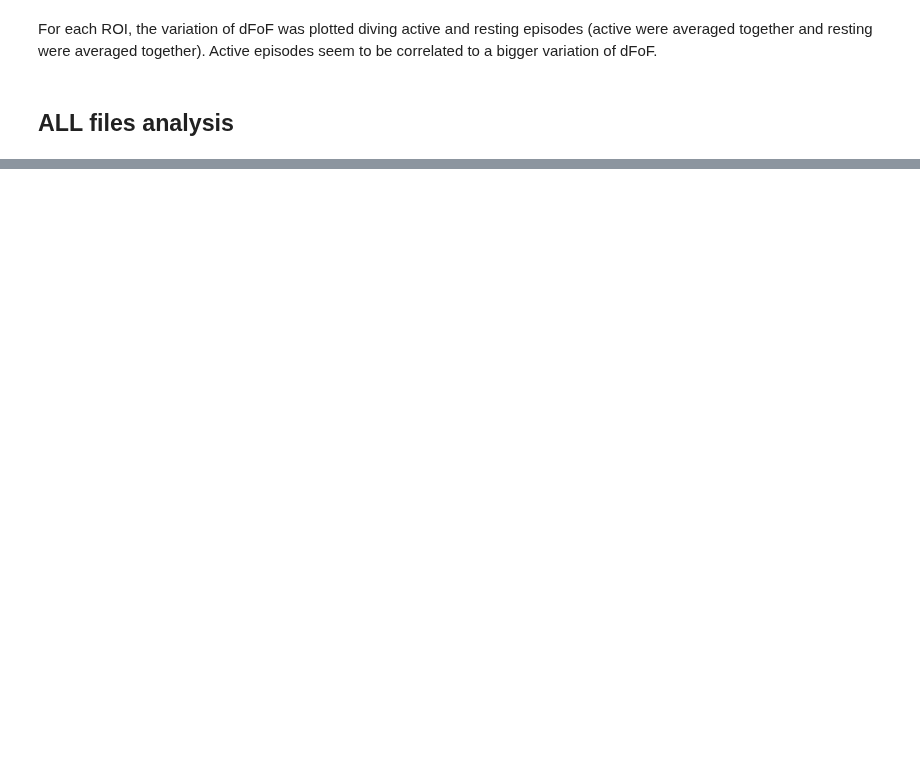
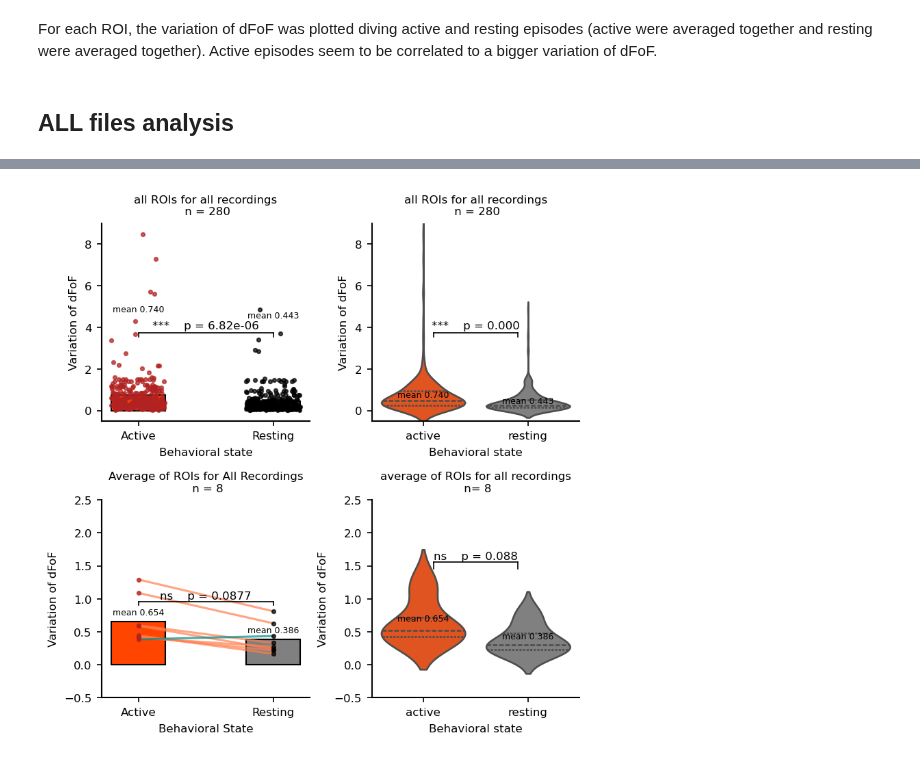
Before and after one commit to LauraGonzalez2000/physion, a Jupyter notebook: notebooks/personalized/variation_dFoF.ipynb, the cells around one changed output, grey strips where cells are left out. Drawn from its saved outputs; the diff is of its cells as text; code cells hidden in the pictures; blank space fills up the shorter version.

```diff
--- a/notebooks/personalized/variation_dFoF.ipynb
+++ b/notebooks/personalized/variation_dFoF.ipynb
@@ -25,7 +49,7 @@ inspecting the folder "C:\Users\laura.gonzalez\DATA\In_Vivo_experiments\my_exper
 # %%
 def get_stats(all_diffs_act, all_diffs_rest):
 
-    t_stats, p_val = stats_func.ttest_ind(all_diffs_act, all_diffs_rest)
+    t_stats, p_val = stats_func.ttest_ind(all_diffs_act, all_diffs_rest, nan_policy='omit')
     significance = 'ns'
     if p_val==np.nan or p_val>0.05:
         significance = 'ns'  # Default is "not significant"
@@ -364,0 +195,16 @@ for index in range(len(SESSIONS['files'])):
+# %%
+episodes_ = []
+
+for index in range(len(SESSIONS['files'])):
+    filename = SESSIONS['files'][index]
+    data = Data(filename,
+                verbose=False)
+    data.build_dFoF(verbose=False)
+    data.build_running_speed()
+
+    episodes = EpisodeData(data,
+                       quantities=['dFoF', 'Pupil', 'Running-Speed'],
+                       protocol_name=data.protocols,
+                       prestim_duration=0,  ##important !!
+                       verbose=False)
+    episodes_.append(episodes)
@@ -373,7 +256,7 @@ fig.subplots_adjust(hspace=0.4, wspace=0.3)
 #barplot all rois for all recordings
 bar_width = 0.4
 x = np.arange(2)
-means = [np.mean(all_diffs_act), np.mean(all_diffs_rest)]
+means = [np.nanmean(all_diffs_act), np.nanmean(all_diffs_rest)]
 AX[0][0].bar(x, means, width=bar_width, color=['orangered', 'grey'], edgecolor='black')
 jitter_strength = 0.2  # Adjust for more/less jitter
 x_act = np.full_like(all_diffs_act, x[0])
@@ -391,16 +274,12 @@ t_stats, p_val, significance = get_stats(all_diffs_act, all_diffs_rest)
 AX[0][0].plot([x[0], x[1]], [np.max([means[0], means[1]]) + 3] * 2, color='black', lw=0.8)  # Line above bars
 AX[0][0].plot([x[0], x[0]], [np.max([means[0], means[1]]) + 2.8, np.max([means[0], means[1]]) + 3] , color='black', lw=0.8)
 AX[0][0].plot([x[1], x[1]], [np.max([means[0], means[1]]) + 2.8, np.max([means[0], means[1]]) + 3] , color='black', lw=0.8)
-AX[0][0].text(np.mean(x), np.max([means[0], means[1]]) + 3.1, f"{significance}    p = {p_val:.2}", ha='center', va='bottom', fontsize=8)
-
-
-# Calculate mean values for labels
-means_ = df_melted.groupby("Behavioral state")["Variation of dFoF"].mean()
+AX[0][0].text(np.mean(x), np.max([means[0], means[1]]) + 3.1, f"{significance}    p = {p_val:.3}", ha='center', va='bottom', fontsize=8)
+AX[0][0].set_ylim([-0.5,9])
 
 # Annotate each bar with its mean value
-for i, mean in enumerate(means_):
-    print(mean)
-    AX[0][0].text(i, mean + 4, f'mean {mean:.3f}', ha='center', fontsize=6)
+for i in range(2):
+    AX[0][0].text(i, means[i] + 4, f'mean {means[i]:.3f}', ha='center', fontsize=6)
 
 
 #############################################################################################################
@@ -417,7 +296,7 @@ AX[0][1].plot([x[0]+0.1, x[0]+0.1], [np.max([means[0], means[1]]) + 2.8, np.max(
 AX[0][1].plot([x[1]-0.1, x[1]-0.1], [np.max([means[0], means[1]]) + 2.8, np.max([means[0], means[1]]) + 3] , color='black', lw=0.8)
 AX[0][1].text(np.mean(x), np.max([means[0], means[1]]) + 3.1, f"{significance}    p = {p_val:.3f}", ha='center', va='bottom', fontsize=8)
 AX[0][1].set_title(f"all ROIs for all recordings\n n = {len(all_diffs_act)}")
-
+AX[0][1].set_ylim([-0.5,9])
 
 print("ALL ROIs for all files ")
 print("number of ROIs :", len(all_diffs_act))
@@ -429,28 +308,41 @@ means_ = df_melted.groupby("Behavioral state")["Variation of dFoF"].mean()
 
 # Annotate each bar with its mean value
 for i, mean in enumerate(means_):
-    AX[0][1].text(i, mean + 4, f'mean {mean:.3f}', ha='center', fontsize=6)
+    AX[0][1].text(i, mean-0.1, f'mean {mean:.3f}', ha='center', fontsize=6)
 
 
 #############################################################################################################
 
-#barplot average rois for all recordings
+# Bar plot
 bar_width = 0.4
 x = np.arange(2)
-means = [np.mean(variations_act), np.mean(variations_rest)]
+means = [np.nanmean(variations_act), np.nanmean(variations_rest)]
+
 AX[1][0].bar(x, means, width=bar_width, color=['orangered', 'grey'], edgecolor='black')
 
-jitter_strength = 0.2  # Adjust for more/less jitter
-x_act = np.full_like(variations_act, x[0])
-x_act_jitter = x_act + np.random.uniform(-jitter_strength, jitter_strength, size=len(x_act))
-x_rest = np.full_like(variations_act, x[1])
-x_rest_jitter = x_rest + np.random.uniform(-jitter_strength, jitter_strength, size=len(x_rest))
-AX[1][0].scatter(x_act_jitter, variations_act, color='firebrick', zorder=4, label="Active", alpha=0.7)
-AX[1][0].scatter(x_rest_jitter, variations_rest, color='black', zorder=4, label="Resting", alpha=0.7)
-AX[1][0].set_xticks(x, ['Active', 'Resting'])
-AX[1][0].set_xlabel("Behavioral state")
+# Jittered scatter points
+#jitter_strength = 0.2
+x_act = np.full_like(variations_act, x[0]) #+ np.random.uniform(-jitter_strength, jitter_strength, size=len(variations_act))
+#x_act_jitter = x_act + np.random.uniform(-jitter_strength, jitter_strength, size=len(x_act))
+x_rest = np.full_like(variations_rest, x[1]) #+ np.random.uniform(-jitter_strength, jitter_strength, size=len(variations_rest))
+#x_rest_jitter = x_rest + np.random.uniform(-jitter_strength, jitter_strength, size=len(x_rest))
+AX[1][0].scatter(x_act, variations_act, color='firebrick', zorder=4, label="Active", alpha=0.7)
+AX[1][0].scatter(x_rest, variations_rest, color='black', zorder=4, label="Resting", alpha=0.7)
+
+# Add lines between corresponding points
+for i in range(len(variations_act)):
+    color = 'coral' if variations_rest[i] < variations_act[i] else 'darkcyan'  # Blue for decrease, Red for increase
+    AX[1][0].plot([x_act[i], x_rest[i]], [variations_act[i], variations_rest[i]], color=color, alpha=0.7, lw=1.5)
+
+# X-axis labels
+AX[1][0].set_xticks(x)
+AX[1][0].set_xticklabels(['Active', 'Resting'])
+AX[1][0].set_xlabel("Behavioral State")
 AX[1][0].set_ylabel("Variation of dFoF")
-AX[1][0].set_title(f"average of ROIs for all recordings\n n= {len(variations_act)}")
+AX[1][0].set_title(f"Average of ROIs for All Recordings\n n = {len(variations_act)}")
+
+# Set Y-axis limits
+AX[1][0].set_ylim([-0.5, 2.5])
 
 t_stats, p_val, significance = get_stats(variations_act, variations_rest)
 
@@ -458,13 +350,12 @@ AX[1][0].plot([x[0], x[1]], [np.max([means[0], means[1]]) + 0.3] * 2, color='bla
 AX[1][0].plot([x[0], x[0]], [np.max([means[0], means[1]]) + 0.25, np.max([means[0], means[1]]) + 0.3] , color='black', lw=0.8)
 AX[1][0].plot([x[1], x[1]], [np.max([means[0], means[1]]) + 0.25, np.max([means[0], means[1]]) + 0.3] , color='black', lw=0.8)
 AX[1][0].text(np.mean(x), np.max([means[0], means[1]]) + 0.31, f"{significance}    p = {p_val:.3}", ha='center', va='bottom', fontsize=8)
+AX[1][0].set_ylim([-0.5,2.5])
 
+# Annotate each bar with its mean value
+for i in range(2):
+    AX[1][0].text(i, means[i] + 0.1, f'mean {means[i]:.3f}', ha='center', fontsize=6)
 
-# Calculate mean values for labels
-means_ = df_melted.groupby("Behavioral state")["Variation of dFoF"].mean()
-# Annotate each bar with its mean value
-for i, mean in enumerate(means_):
-    AX[1][0].text(i, mean+0.1, f'mean {mean:.3f}', ha='center', fontsize=6)
 
 ################################################################################################################
 #violin plot
@@ -479,7 +370,7 @@ AX[1][1].plot([x[0]+0.1, x[1]-0.1], [np.max([means[0], means[1]]) + 0.9] * 2, co
 AX[1][1].plot([x[0]+0.1, x[0]+0.1], [np.max([means[0], means[1]]) + 0.8, np.max([means[0], means[1]]) + 0.9] , color='black', lw=0.8)
 AX[1][1].plot([x[1]-0.1, x[1]-0.1], [np.max([means[0], means[1]]) + 0.8, np.max([means[0], means[1]]) + 0.9] , color='black', lw=0.8)
 AX[1][1].text(np.mean(x), np.max([means[0], means[1]]) + 0.91, f"{significance}    p = {p_val:.3f}", ha='center', va='bottom', fontsize=8)
-
+AX[1][1].set_ylim([-0.5,2.5])
 
 
 # Calculate mean values for labels
@@ -492,3 +383,4 @@ print(f"\n Average ROIs for all files")
 print("number of files :", len(variations_act))
 print(f"active mean : {means[0]:.3f}, resting mean : {means[1]:.3f}")
 print(f"t_stats : {t_stats:.3f}, p_value : {p_val:.3f}, significance : {significance}")
+# %% [output]
@@ -495 +403,2 @@ print(f"t_stats : {t_stats:.3f}, p_value : {p_val:.3f}, significance : {signific
+[figure, added]
 # %% [markdown]
```
Also changed, not shown: parts of 29 cells of this notebook, 1 other file.
